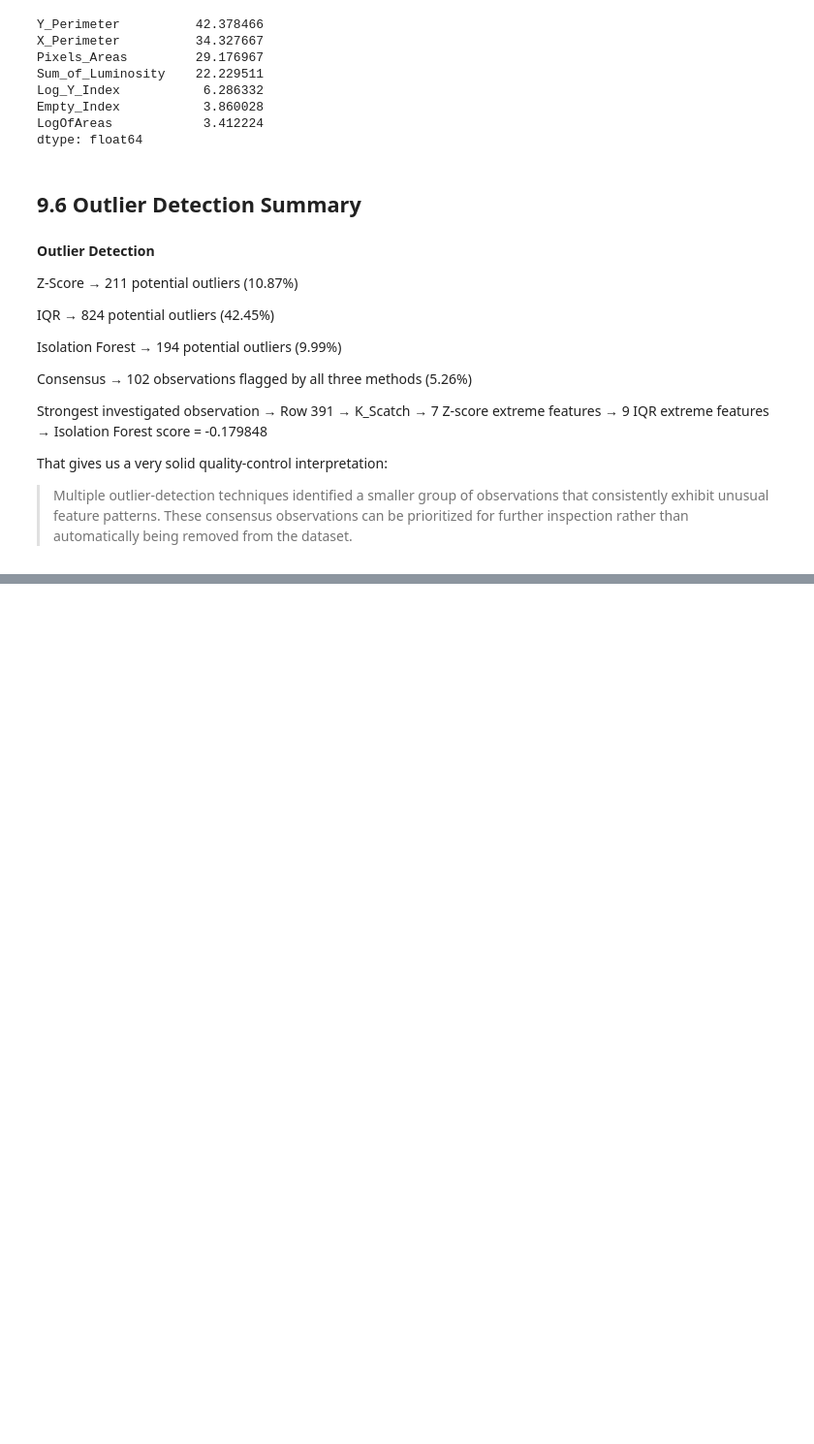
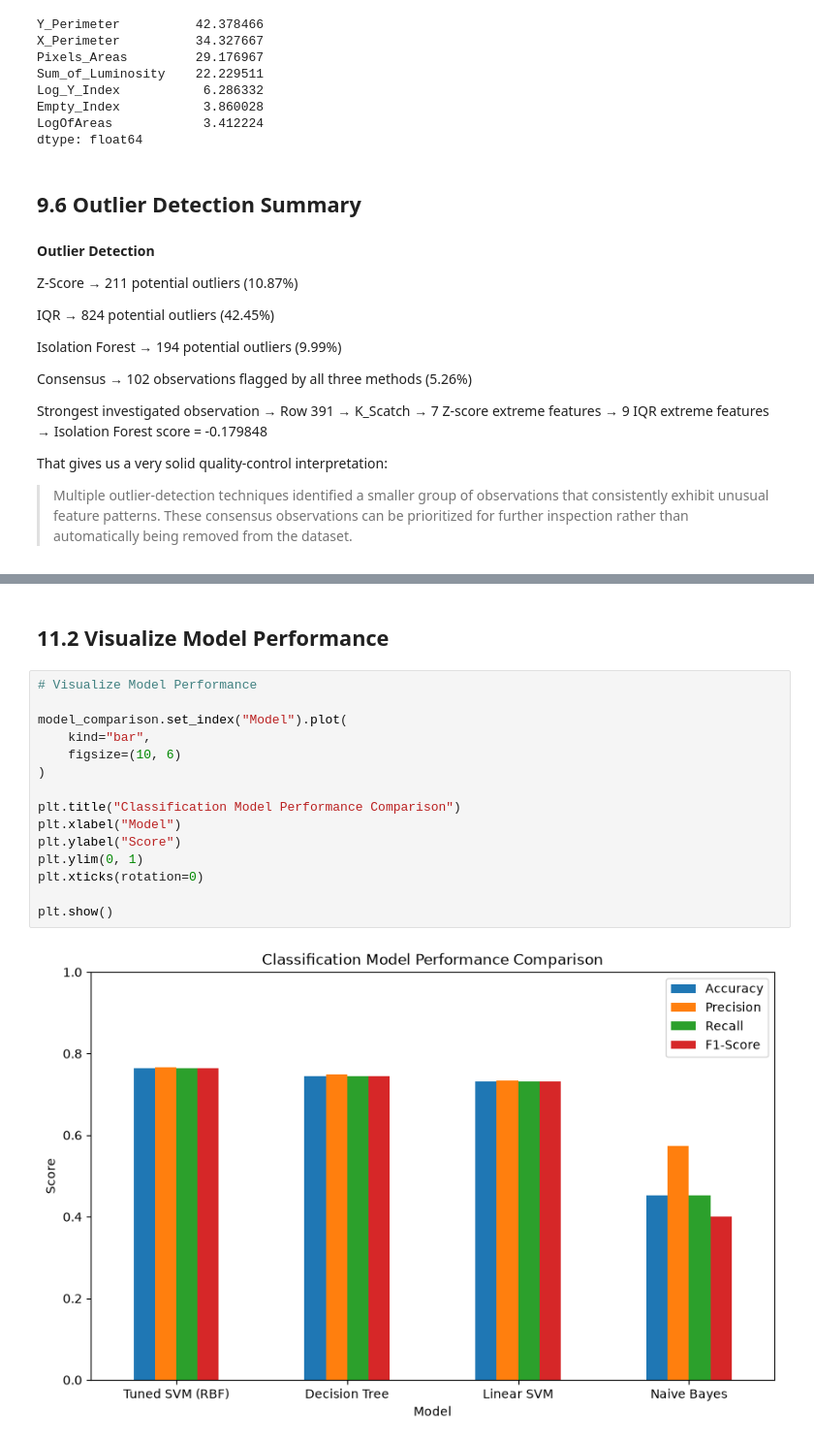
Before and after one commit to fardinfaruqi/steel-plate-quality-control, a Jupyter notebook: notebooks/steel_plate_quality_control.ipynb, the cells around one changed output, grey strips where cells are left out. Shown at 97% size. Saved outputs shown, nothing was run; the diff lists cells and outputs as text; blank space fills up the shorter version.

```diff
--- a/notebooks/steel_plate_quality_control.ipynb
+++ b/notebooks/steel_plate_quality_control.ipynb
@@ -2878,0 +3095,19 @@ That gives us a very solid quality-control interpretation:
+# %% [markdown]
+## 11.2 Visualize Model Performance
+# %%
+# Visualize Model Performance
+
+model_comparison.set_index("Model").plot(
+    kind="bar",
+    figsize=(10, 6)
+)
+
+plt.title("Classification Model Performance Comparison")
+plt.xlabel("Model")
+plt.ylabel("Score")
+plt.ylim(0, 1)
+plt.xticks(rotation=0)
+
+plt.show()
+# %% [output]
+[figure, added]
```
Also changed, not shown: parts of 40 cells of this notebook, 3 other files.
